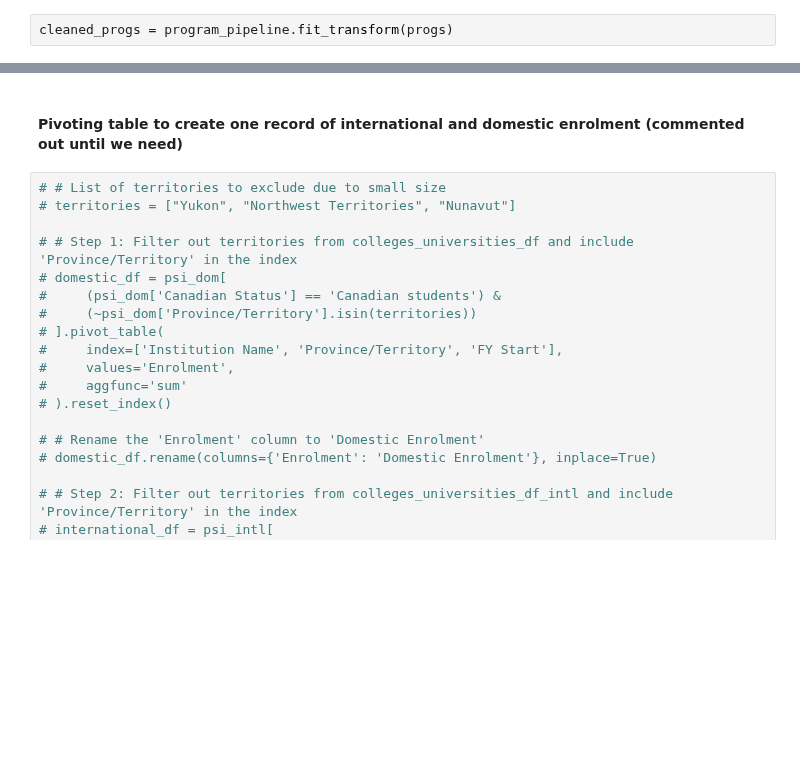
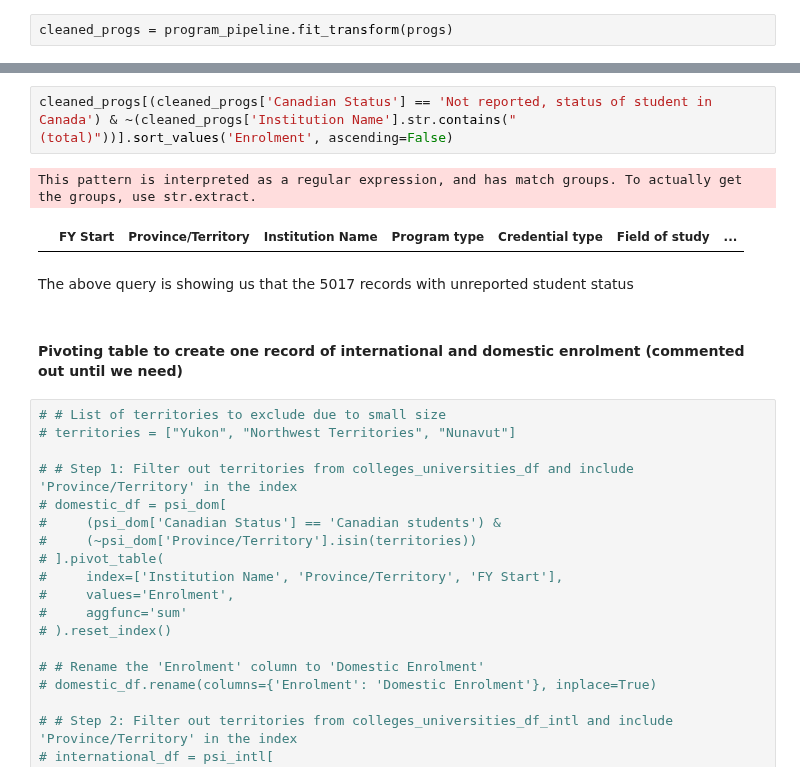
Before and after one commit to tjjdoherty/canadian-psi-project, a Jupyter notebook: program_cred_analysis.ipynb, the cells around one changed output, grey strips where cells are left out. Cells and saved outputs as stored; diff of their text form; blank space fills up the shorter version.

```diff
--- a/program_cred_analysis.ipynb
+++ b/program_cred_analysis.ipynb
@@ -430,3 +454,10 @@ cleaned_progs
+# %%
+cleaned_progs[(cleaned_progs['Canadian Status'] == 'Not reported, status of student in Canada') & ~(cleaned_progs['Institution Name'].str.contains("(total)"))].sort_values('Enrolment', ascending=False)
+# %% [output]
+This pattern is interpreted as a regular expression, and has match groups. To actually get the groups, use str.extract.
+|  | FY Start | Province/Territory | Institution Name | Program type | Credential type | Field of study | ... |
+# %% [markdown]
+The above query is showing us that the 5017 records with unreported student status
 # %% [markdown]
 #### Pivoting table to create one record of international and domestic enrolment (commented out until we need)
 # %%
```
Also changed, not shown: parts of 8 cells of this notebook.
